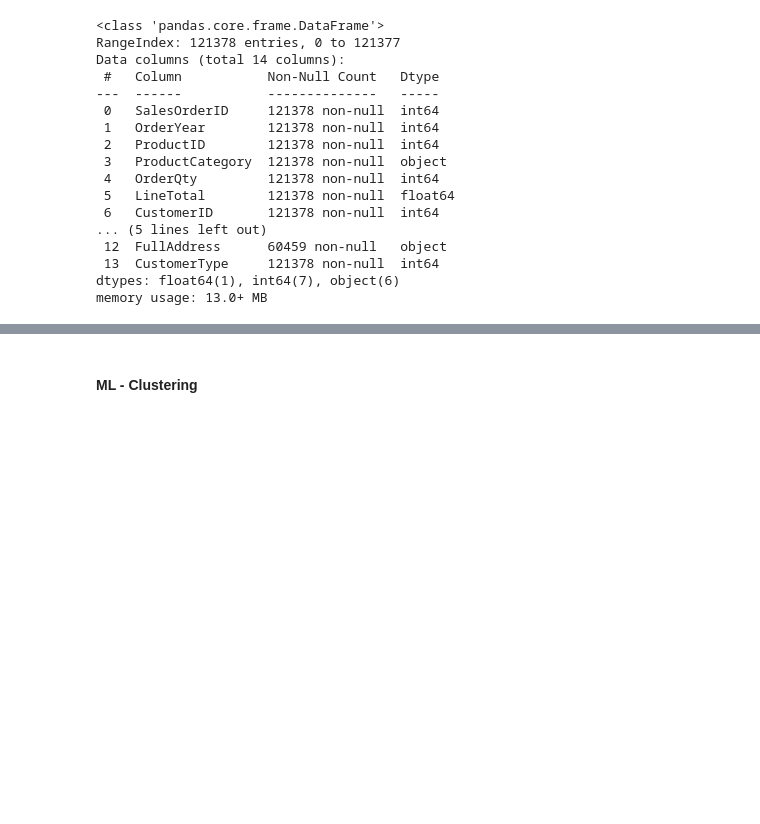
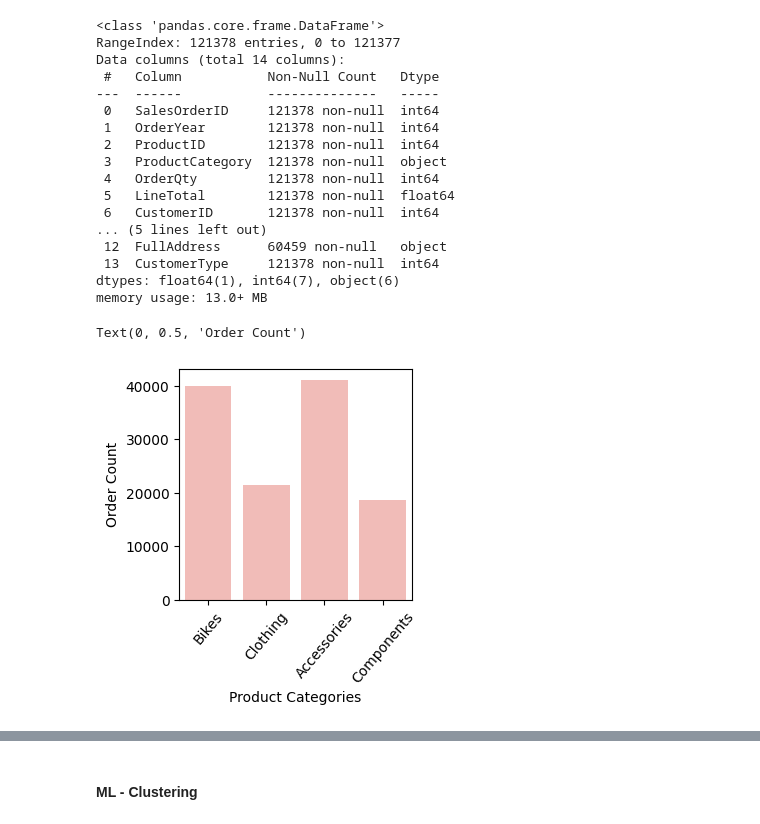
Before and after one commit to dsprincess/python-projects, a Jupyter notebook: Clustering_Customer_Segmentation_AW2022/taskupdated.ipynb, the cells around one changed output, grey strips where cells are left out. Drawn from its saved outputs; the diff is of its cells as text; code cells hidden in the pictures; blank space fills up the shorter version.

```diff
--- a/Clustering_Customer_Segmentation_AW2022/taskupdated.ipynb
+++ b/Clustering_Customer_Segmentation_AW2022/taskupdated.ipynb
@@ -227,3 +243,13 @@ memory usage: 13.0+ MB
 # %%
 #Dropped unnecessary columns
 df_combined = df_combined.drop(['CustomerName', 'EmailAddress', 'Phone', 'FullAddress'],axis=1)
+# %%
+sns.set_palette("Pastel1")
+plt.subplots(figsize=(3,3))
+sns.countplot(data=df_combined, x='ProductCategory')
+plt.xticks(rotation=50)
+plt.xlabel("Product Categories")
+plt.ylabel("Order Count")
+# %% [output]
+Text(0, 0.5, 'Order Count')
+[figure, added]
```
Also changed, not shown: parts of 13 cells of this notebook.
